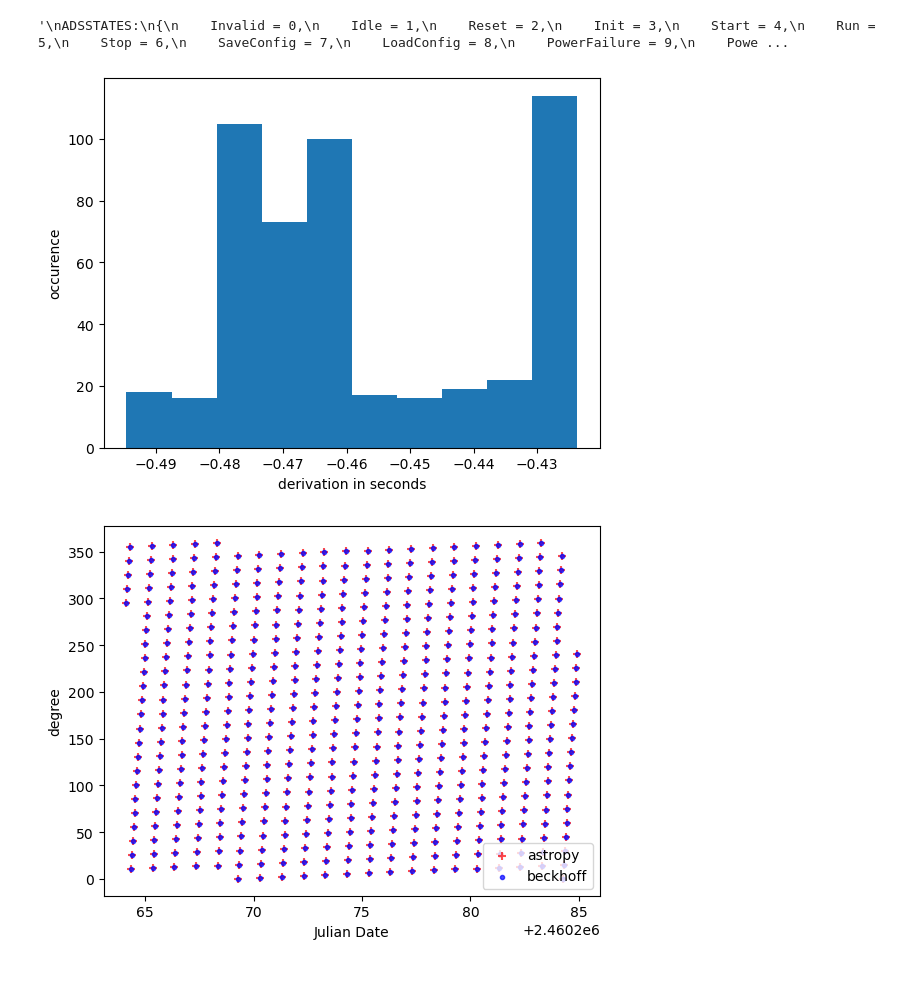
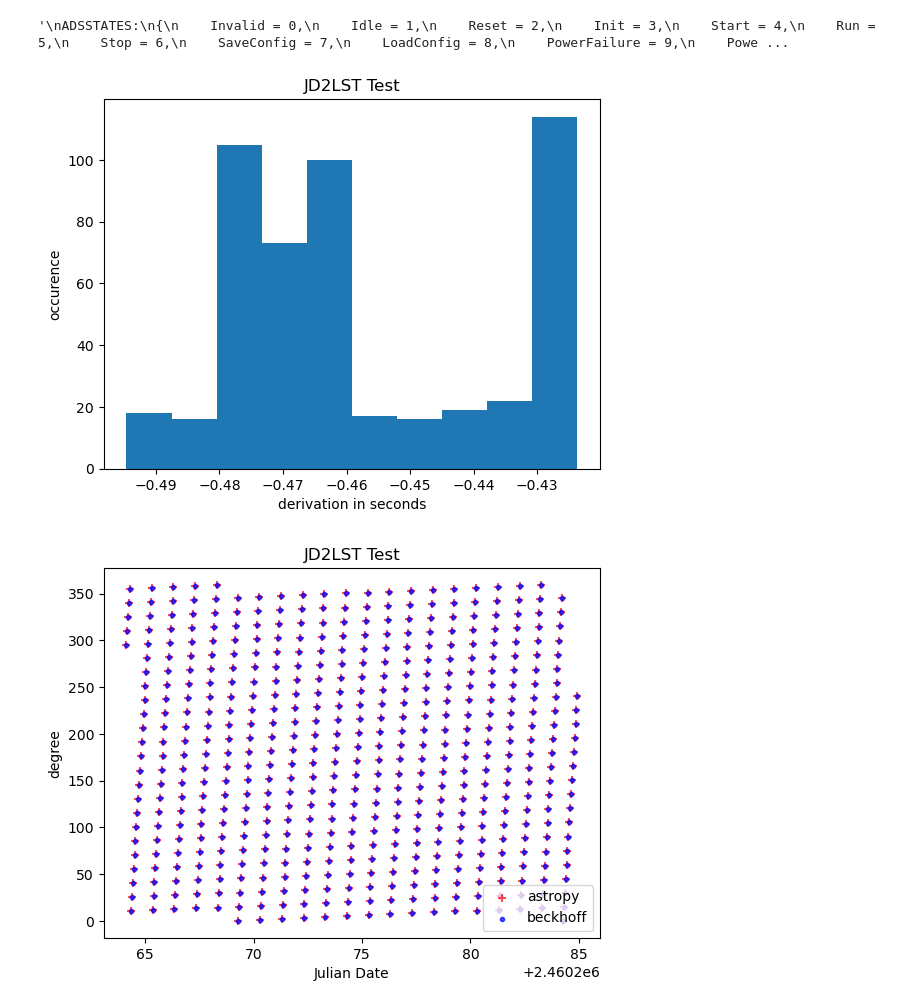
Before and after one commit to BROTLib/AstroBROT, a Jupyter notebook: testing/BROT_test.ipynb, the cells around one changed output. Saved outputs shown, nothing was run; the diff lists cells and outputs as text; code cells hidden in the pictures; blank space fills up the shorter version.

```diff
--- a/testing/BROT_test.ipynb
+++ b/testing/BROT_test.ipynb
@@ -95,13 +95,15 @@ ts = TimeSeries(time_start=now,
                  n_samples=500)
 results = np.array([test_JD2LST(time) for time in ts.time])
 # %%
+plt.title('JD2LST Test')
 plt.hist(results[:,2]*3600/15)
 plt.xlabel('derivation in seconds')
 plt.ylabel('occurence')
 plt.show()
 # %% [output]
-[figure, old version]
+[figure, new version]
 # %%
+plt.title('JD2LST Test')
 plt.scatter(ts.time.jd, results[:,0], marker='+', alpha=0.7, c='red', label='astropy')
 plt.scatter(ts.time.jd, results[:,1], marker='.', alpha=0.7, c= 'blue', label='beckhoff')
 plt.xlabel('Julian Date')
@@ -109,4 +111,4 @@ plt.ylabel('degree')
 plt.legend()
 plt.show()
 # %% [output]
-[figure, old version]
+[figure, new version]
```
